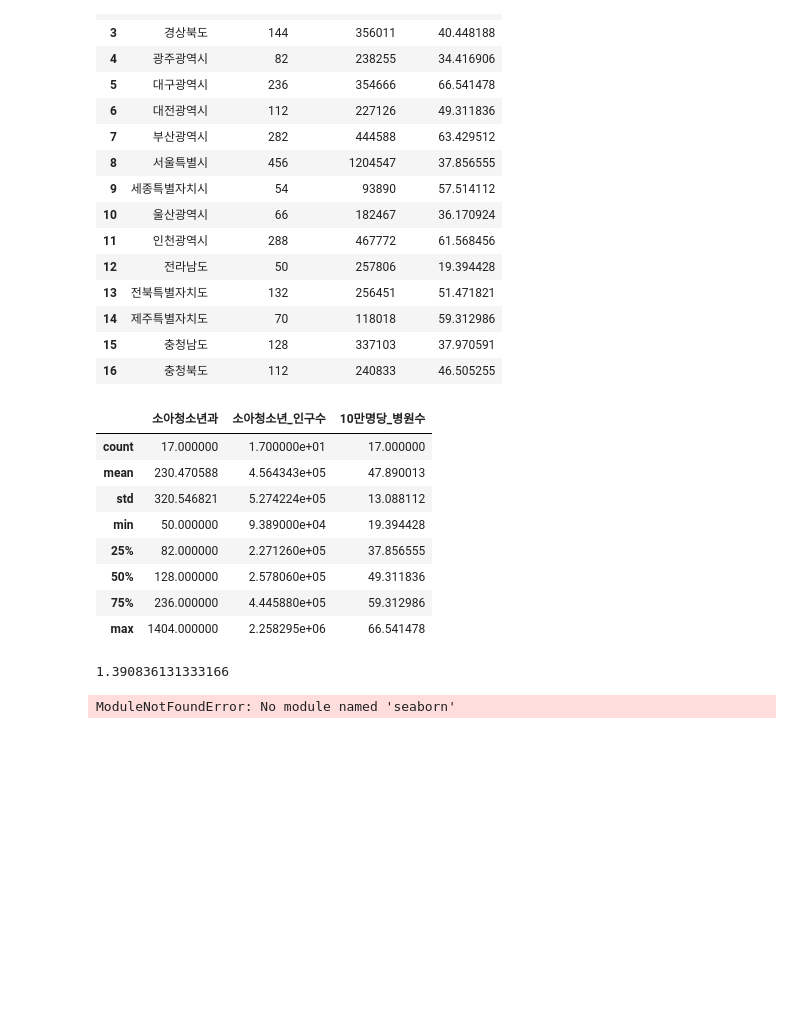
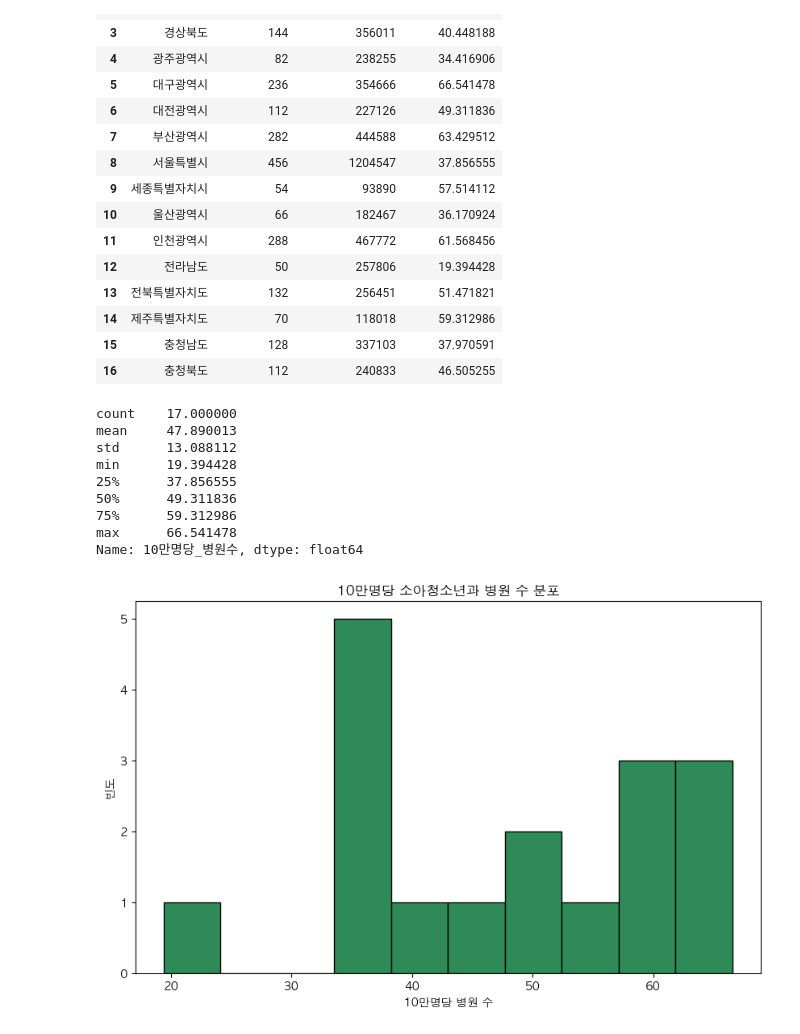
Before and after one commit to 25-SDA-team8/25-SDA-team8, a Jupyter notebook: src/pediatric/EDA.ipynb, the cells around one changed output. Cells and saved outputs as stored; diff of their text form; code cells hidden in the pictures; blank space fills up the shorter version.

```diff
--- a/src/pediatric/EDA.ipynb
+++ b/src/pediatric/EDA.ipynb
@@ -1,6 +1,14 @@
 # %%
 import pandas as pd
-processed_df = pd.read_csv('processed_data.csv',encoding='cp949')
+import matplotlib.pyplot as plt
+import matplotlib as mpl
+import seaborn as sns
+
+mpl.rc('font', family='AppleGothic')
+plt.rcParams['axes.unicode_minus'] = False
+
+
+processed_df = pd.read_csv('../../data/pediatric/processed_data.csv',encoding='cp949')
 processed_df
 # %% [output]
 |  | 행정구역 | 소아청소년과 | 소아청소년_인구수 | 10만명당_병원수 |
@@ -22,25 +30,25 @@ processed_df
 | 15 | 충청남도 | 128 | 337103 | 37.970591 |
 | 16 | 충청북도 | 112 | 240833 | 46.505255 |
 # %%
-processed_df.describe()
+processed_df['10만명당_병원수'].describe()
 # %% [output]
-|  | 소아청소년과 | 소아청소년_인구수 | 10만명당_병원수 |
-| count | 17.000000 | 1.700000e+01 | 17.000000 |
-| mean | 230.470588 | 4.564343e+05 | 47.890013 |
-| std | 320.546821 | 5.274224e+05 | 13.088112 |
-| min | 50.000000 | 9.389000e+04 | 19.394428 |
-| 25% | 82.000000 | 2.271260e+05 | 37.856555 |
-| 50% | 128.000000 | 2.578060e+05 | 49.311836 |
-| 75% | 236.000000 | 4.445880e+05 | 59.312986 |
-| max | 1404.000000 | 2.258295e+06 | 66.541478 |
+count    17.000000
+mean     47.890013
+std      13.088112
+min      19.394428
+25%      37.856555
+50%      49.311836
+75%      59.312986
+max      66.541478
+Name: 10만명당_병원수, dtype: float64
-# %%
-#소아청소년과 병원의 시도별 분포 파악
-CV = 320.546821	/ 230.470588
-CV #CV 값이 1이상이므로 고도로 불균등한 분포임을 알 수 있다
-# %% [output]
-1.390836131333166
 # %%
-import matplotlib.pyplot as plt
-import seaborn as sns
+plt.figure(figsize=(10,6))
+plt.hist(processed_df['10만명당_병원수'], bins=10, edgecolor='black',color = 'seagreen')
+
+plt.title('10만명당 소아청소년과 병원 수 분포')
+plt.xlabel('10만명당 병원 수')
+plt.ylabel('빈도')
+
+plt.show()
 # %% [output]
-ModuleNotFoundError: No module named 'seaborn'
+[figure, added]
```
Also changed, not shown: parts of 4 cells of this notebook.
